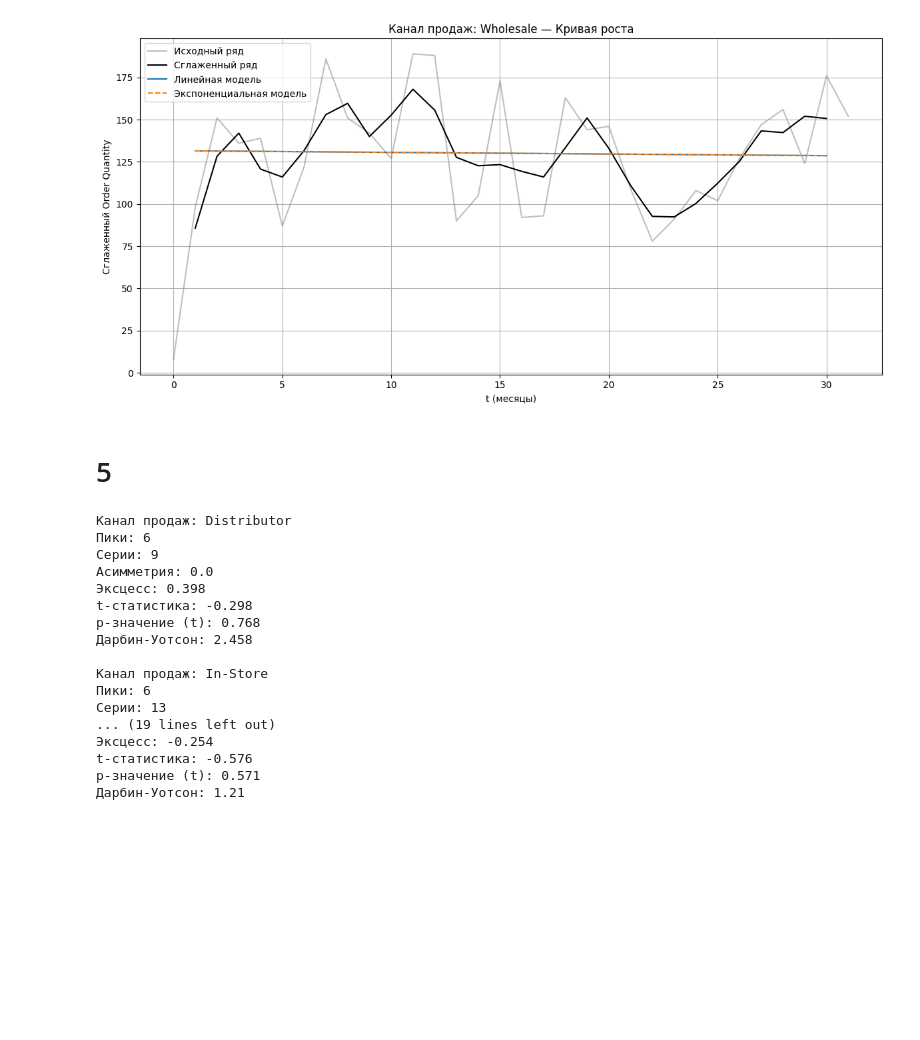
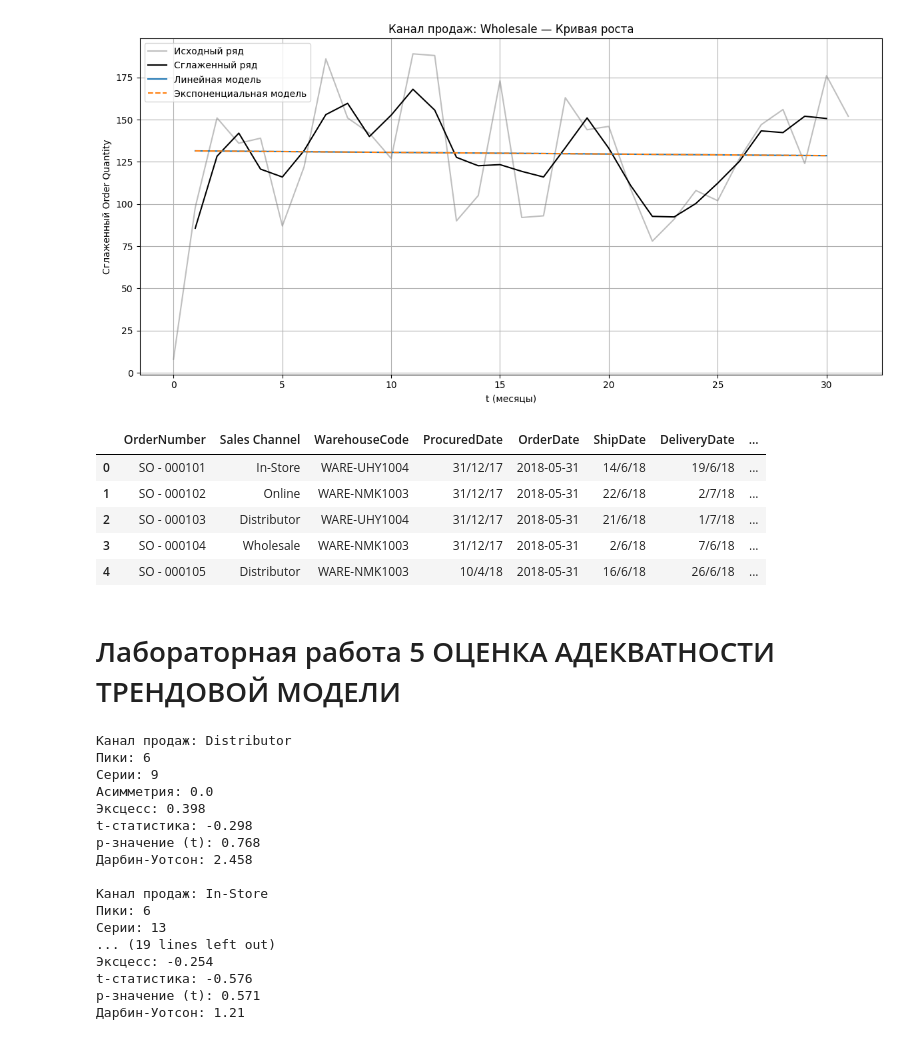
Before and after one commit to alex-s2222/DS, a Jupyter notebook: bigData/TimeSeries/TimeSeriesGood.ipynb, the cells around one changed output. Drawn from its saved outputs; the diff is of its cells as text; code cells hidden in the pictures; blank space fills up the shorter version.

```diff
--- a/bigData/TimeSeries/TimeSeriesGood.ipynb
+++ b/bigData/TimeSeries/TimeSeriesGood.ipynb
@@ -452,8 +468,17 @@ plt.show()
 [figure]
 [figure]
 [figure]
-# %% [markdown]
-# 5
+# %%
+df.head()
+# %% [output]
+|  | OrderNumber | Sales Channel | WarehouseCode | ProcuredDate | OrderDate | ShipDate | DeliveryDate | ... |
+| 0 | SO - 000101 | In-Store | WARE-UHY1004 | 31/12/17 | 2018-05-31 | 14/6/18 | 19/6/18 | ... |
+| 1 | SO - 000102 | Online | WARE-NMK1003 | 31/12/17 | 2018-05-31 | 22/6/18 | 2/7/18 | ... |
+| 2 | SO - 000103 | Distributor | WARE-UHY1004 | 31/12/17 | 2018-05-31 | 21/6/18 | 1/7/18 | ... |
+| 3 | SO - 000104 | Wholesale | WARE-NMK1003 | 31/12/17 | 2018-05-31 | 2/6/18 | 7/6/18 | ... |
+| 4 | SO - 000105 | Distributor | WARE-NMK1003 | 10/4/18 | 2018-05-31 | 16/6/18 | 26/6/18 | ... |
+# %% [markdown]
+# Лабораторная работа 5 ОЦЕНКА АДЕКВАТНОСТИ ТРЕНДОВОЙ МОДЕЛИ
 # %%
 adequacy_results = {}
 
```
Also changed, not shown: parts of 11 cells of this notebook.
